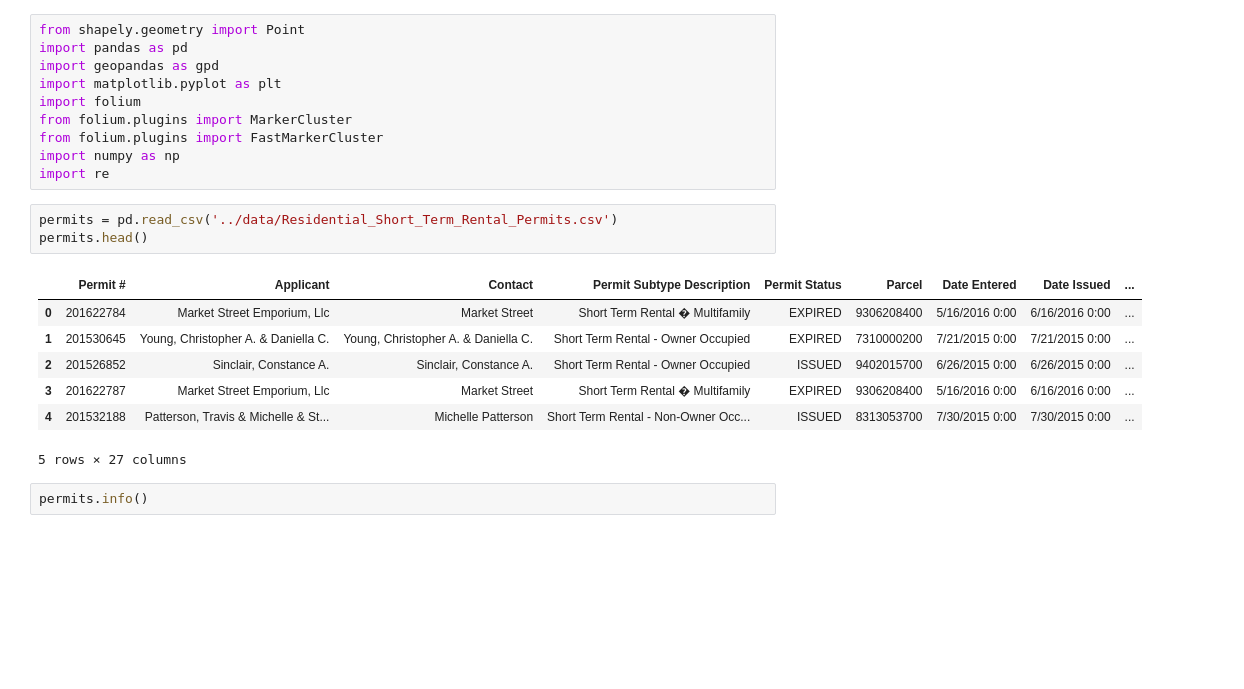
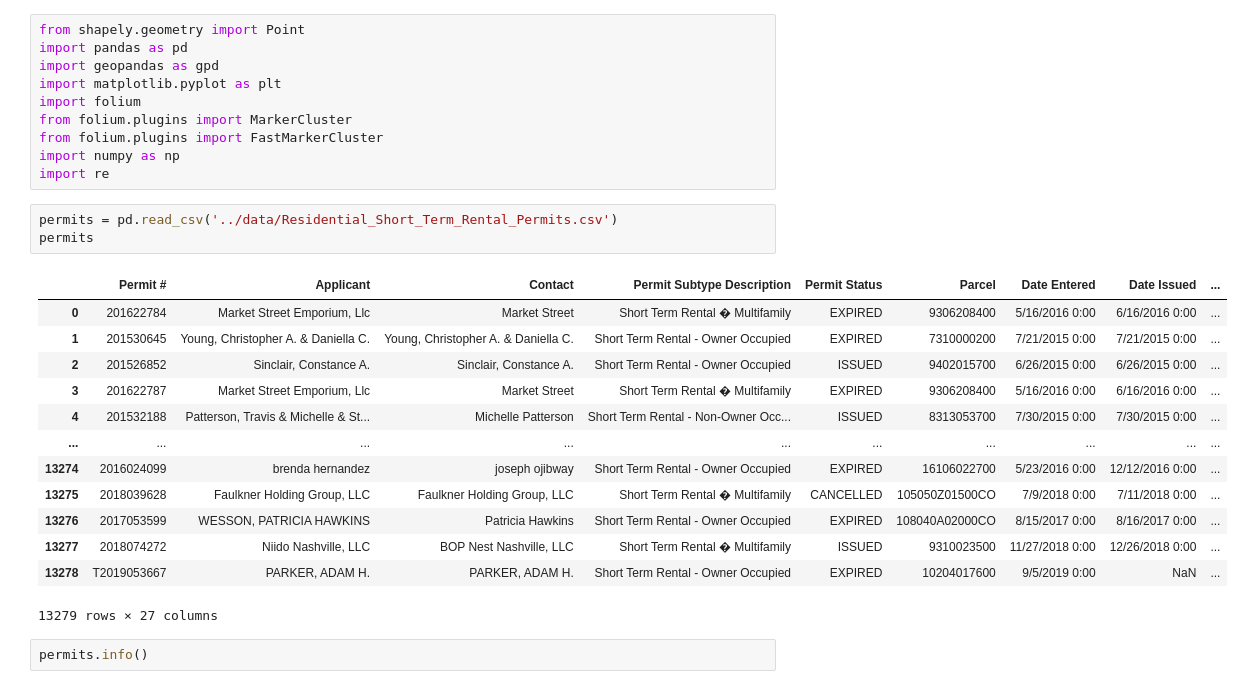
Before and after one commit to austin-davis/capstone_dda7, a Jupyter notebook: notebook/capstone_airbnb_davidson_co.ipynb, the cells around one changed output. Saved outputs shown, nothing was run; the diff lists cells and outputs as text; blank space fills up the shorter version.

```diff
--- a/notebook/capstone_airbnb_davidson_co.ipynb
+++ b/notebook/capstone_airbnb_davidson_co.ipynb
@@ -10,15 +10,21 @@ import numpy as np
 import re
 # %%
 permits = pd.read_csv('../data/Residential_Short_Term_Rental_Permits.csv')
-permits.head()
+permits
 # %% [output]
 |  | Permit # | Applicant | Contact | Permit Subtype Description | Permit Status | Parcel | Date Entered | Date Issued | ... |
 | 0 | 201622784 | Market Street Emporium, Llc | Market Street | Short Term Rental � Multifamily | EXPIRED | 9306208400 | 5/16/2016 0:00 | 6/16/2016 0:00 | ... |
 | 1 | 201530645 | Young, Christopher A. & Daniella C. | Young, Christopher A. & Daniella C. | Short Term Rental - Owner Occupied | EXPIRED | 7310000200 | 7/21/2015 0:00 | 7/21/2015 0:00 | ... |
 | 2 | 201526852 | Sinclair, Constance A. | Sinclair, Constance A. | Short Term Rental - Owner Occupied | ISSUED | 9402015700 | 6/26/2015 0:00 | 6/26/2015 0:00 | ... |
 | 3 | 201622787 | Market Street Emporium, Llc | Market Street | Short Term Rental � Multifamily | EXPIRED | 9306208400 | 5/16/2016 0:00 | 6/16/2016 0:00 | ... |
 | 4 | 201532188 | Patterson, Travis & Michelle & St... | Michelle Patterson | Short Term Rental - Non-Owner Occ... | ISSUED | 8313053700 | 7/30/2015 0:00 | 7/30/2015 0:00 | ... |
+| ... | ... | ... | ... | ... | ... | ... | ... | ... | ... |
+| 13274 | 2016024099 | brenda hernandez | joseph ojibway | Short Term Rental - Owner Occupied | EXPIRED | 16106022700 | 5/23/2016 0:00 | 12/12/2016 0:00 | ... |
+| 13275 | 2018039628 | Faulkner Holding Group, LLC | Faulkner Holding Group, LLC | Short Term Rental � Multifamily | CANCELLED | 105050Z01500CO | 7/9/2018 0:00 | 7/11/2018 0:00 | ... |
+| 13276 | 2017053599 | WESSON, PATRICIA HAWKINS | Patricia Hawkins | Short Term Rental - Owner Occupied | EXPIRED | 108040A02000CO | 8/15/2017 0:00 | 8/16/2017 0:00 | ... |
+| 13277 | 2018074272 | Niido Nashville, LLC | BOP Nest Nashville, LLC | Short Term Rental � Multifamily | ISSUED | 9310023500 | 11/27/2018 0:00 | 12/26/2018 0:00 | ... |
+| 13278 | T2019053667 | PARKER, ADAM H. | PARKER, ADAM H. | Short Term Rental - Owner Occupied | EXPIRED | 10204017600 | 9/5/2019 0:00 | NaN | ... |
-5 rows × 27 columns
+13279 rows × 27 columns
 # %%
 permits.info()
 # %% [output]
```
Also changed, not shown: parts of 40 cells of this notebook, 1 other file.
